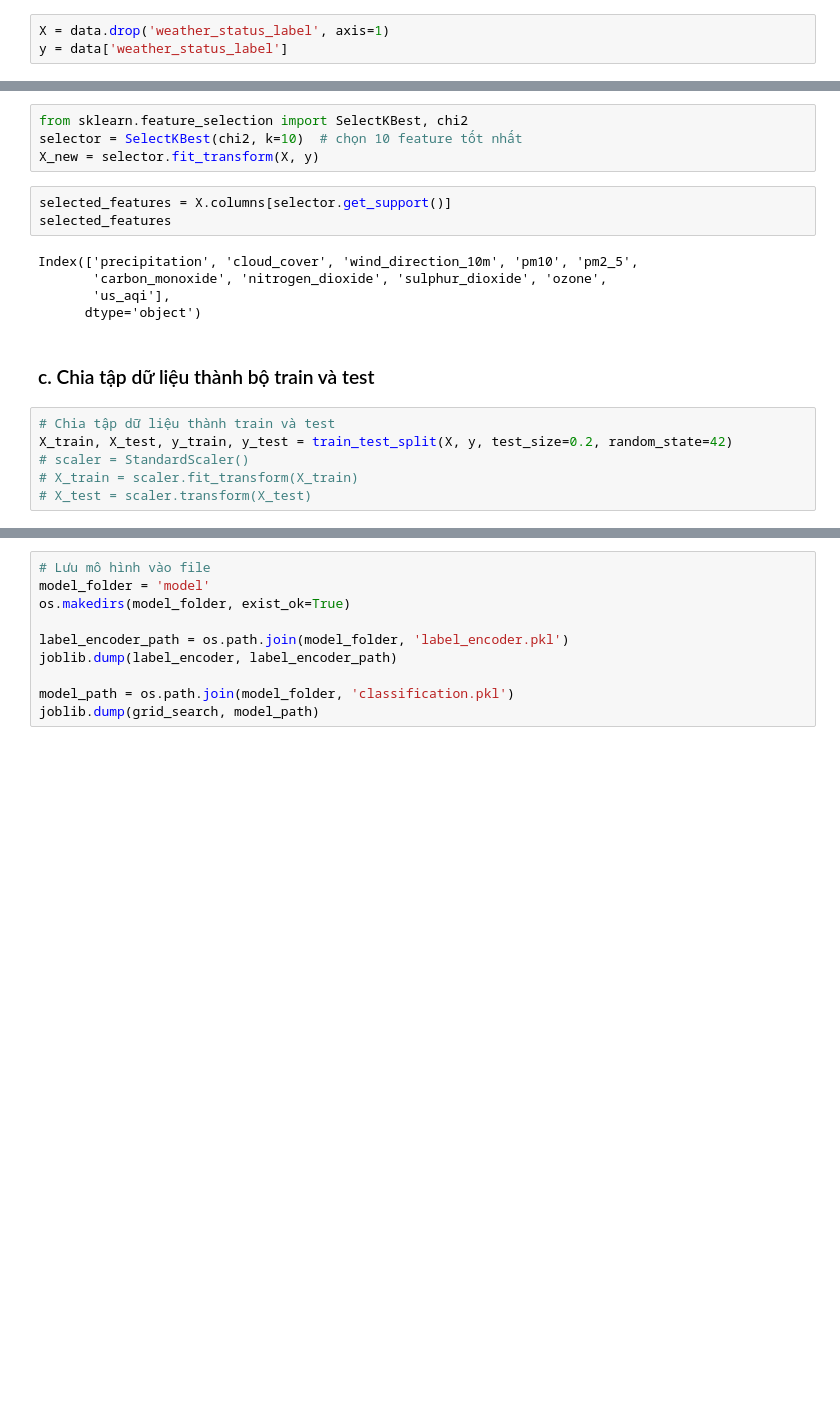
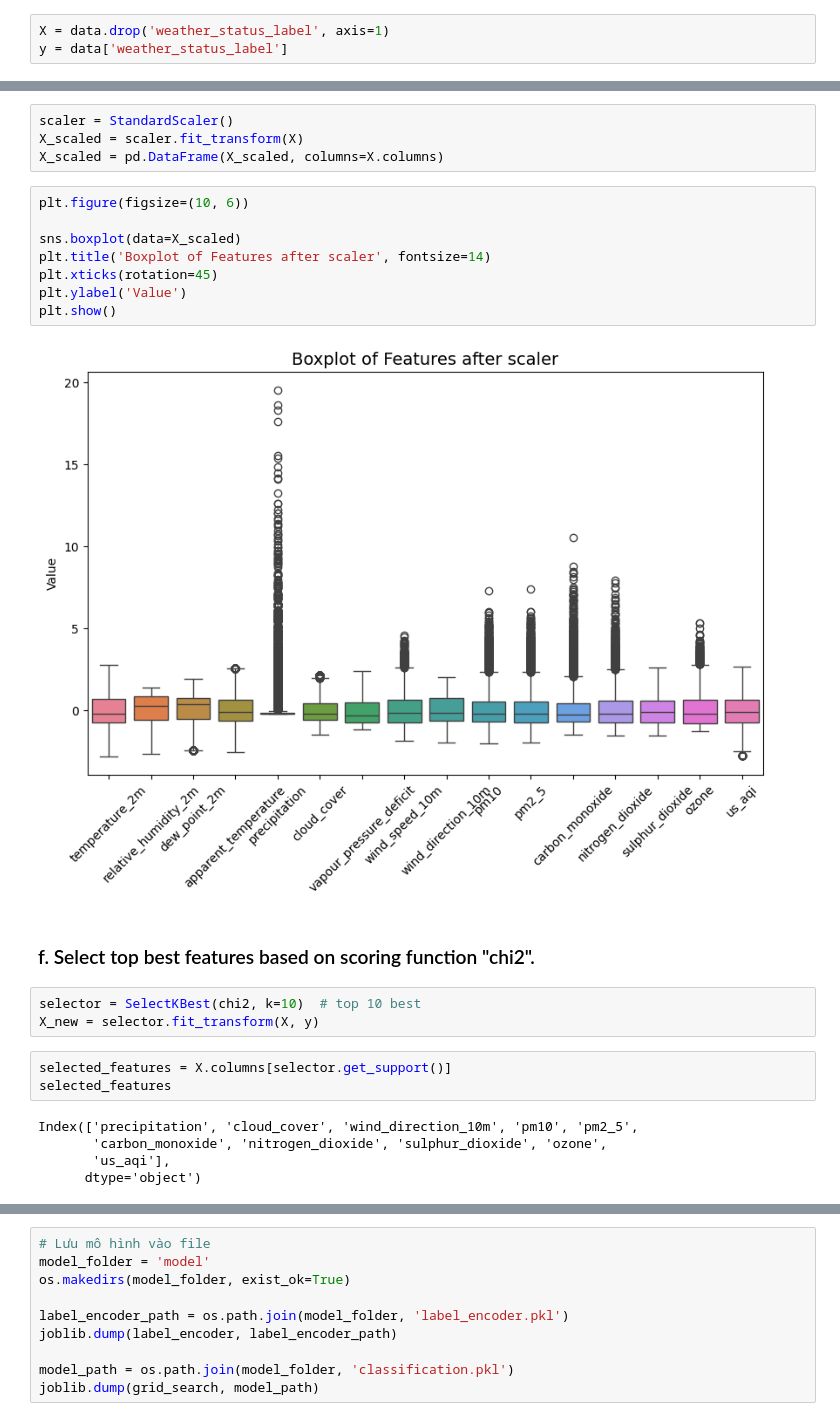
Before and after one commit to mtue04/HCMC-WAQ-Analysis, a Jupyter notebook: notebooks/weather_status_classification.ipynb, the cells around one changed output, grey strips where cells are left out. Saved outputs shown, nothing was run; the diff lists cells and outputs as text; blank space fills up the shorter version.

```diff
--- a/notebooks/weather_status_classification.ipynb
+++ b/notebooks/weather_status_classification.ipynb
@@ -116,6 +120,21 @@ X
+# %%
+scaler = StandardScaler()
+X_scaled = scaler.fit_transform(X)
+X_scaled = pd.DataFrame(X_scaled, columns=X.columns)
+# %%
+plt.figure(figsize=(10, 6))
+
+sns.boxplot(data=X_scaled)
+plt.title('Boxplot of Features after scaler', fontsize=14)
+plt.xticks(rotation=45)
+plt.ylabel('Value')
+plt.show()
+# %% [output]
+[figure, added]
+# %% [markdown]
+### f. Select top best features based on scoring function "chi2".
 # %%
-from sklearn.feature_selection import SelectKBest, chi2
-selector = SelectKBest(chi2, k=10)  # chọn 10 feature tốt nhất
+selector = SelectKBest(chi2, k=10)  # top 10 best
 X_new = selector.fit_transform(X, y)
 # %%
 selected_features = X.columns[selector.get_support()]
@@ -125,11 +144,3 @@ Index(['precipitation', 'cloud_cover', 'wind_direction_10m', 'pm10', 'pm2_5',
        'carbon_monoxide', 'nitrogen_dioxide', 'sulphur_dioxide', 'ozone',
        'us_aqi'],
       dtype='object')
-# %% [markdown]
-### c. Chia tập dữ liệu thành bộ train và test
-# %%
-# Chia tập dữ liệu thành train và test
-X_train, X_test, y_train, y_test = train_test_split(X, y, test_size=0.2, random_state=42)
-# scaler = StandardScaler()
-# X_train = scaler.fit_transform(X_train)
-# X_test = scaler.transform(X_test)
```
Also changed, not shown: parts of 49 cells of this notebook, 2 other files.
